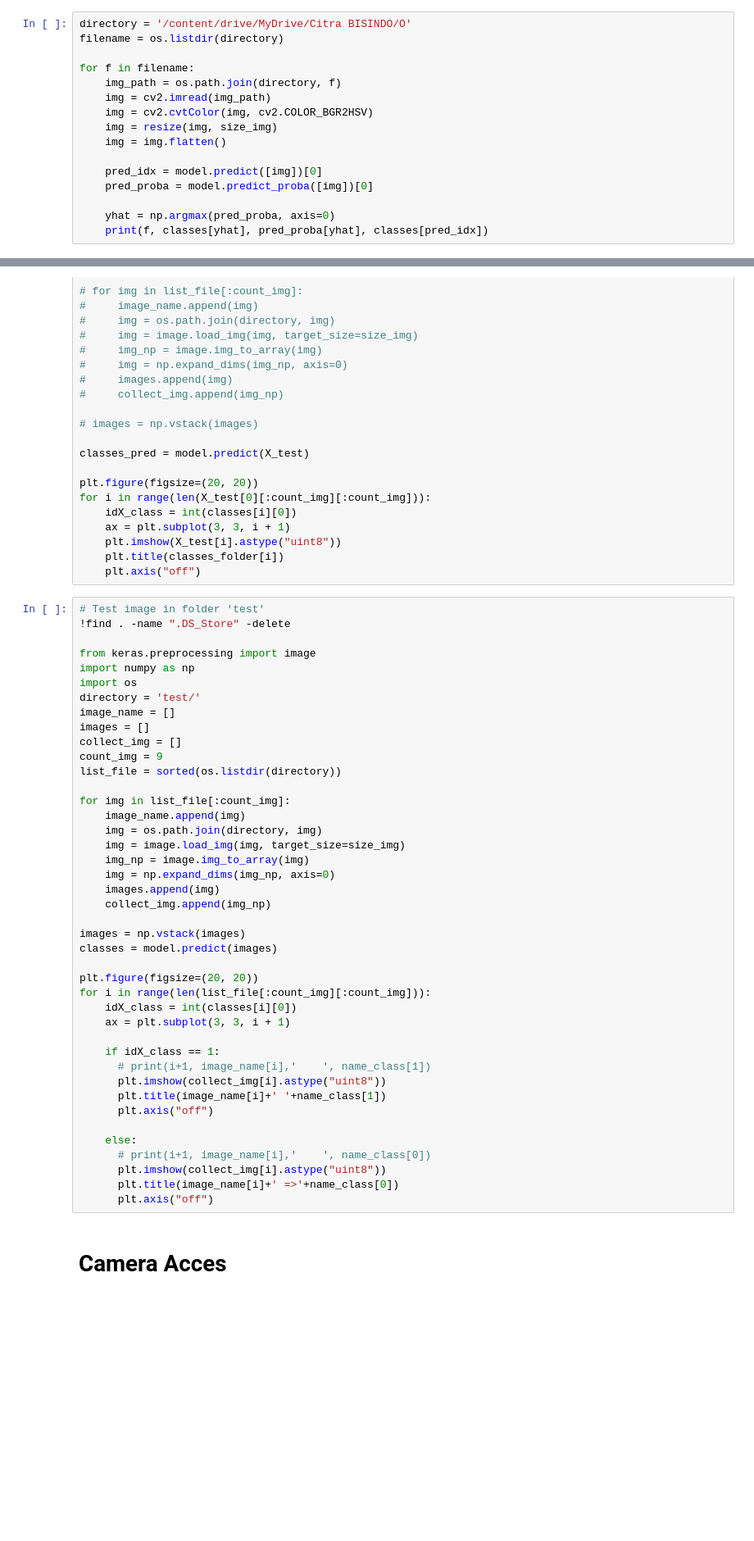
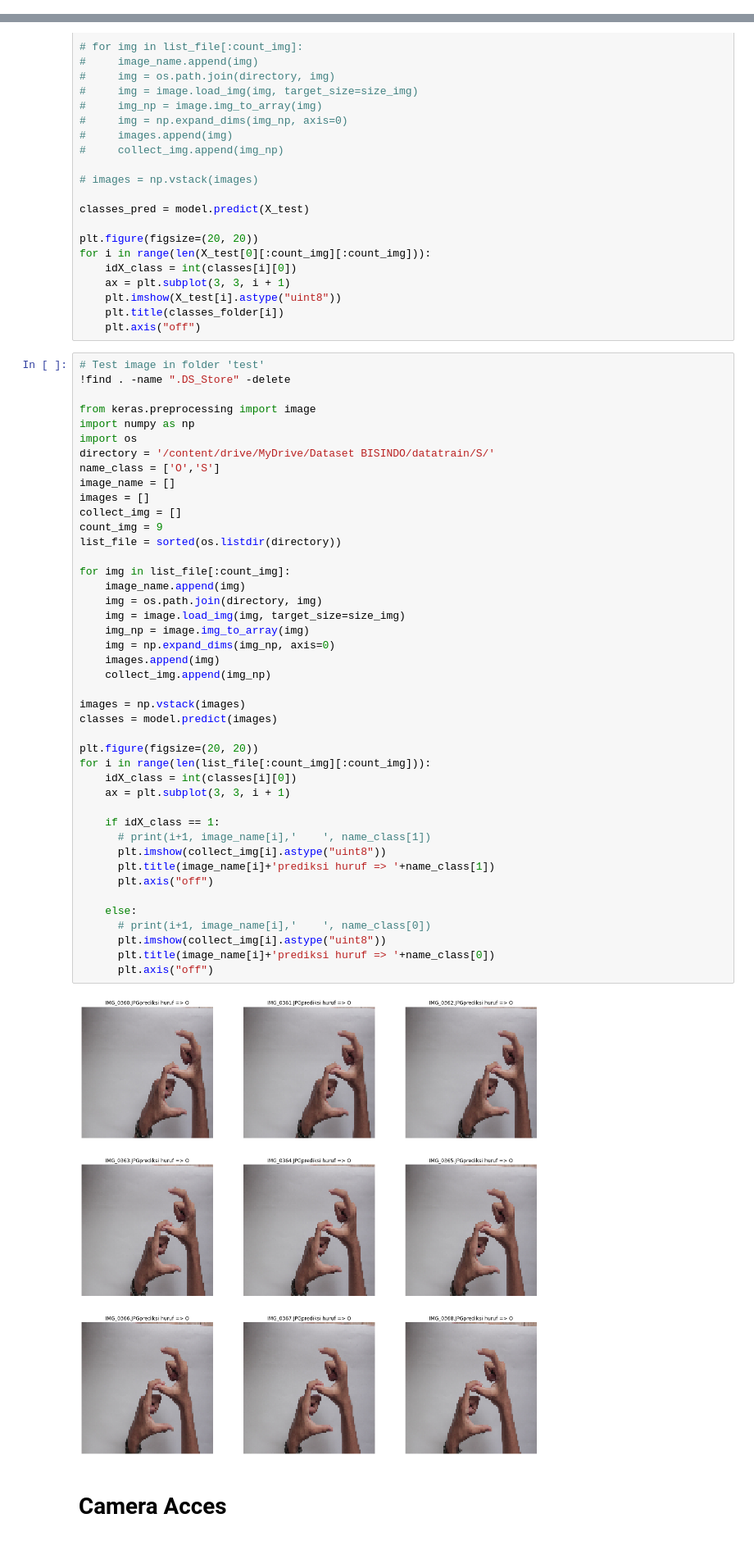
Before and after one commit to arifsoul/DIS-2, a Jupyter notebook: DIS_2.ipynb, the cells around one changed output, grey strips where cells are left out. Shown at 82% size. Cells and saved outputs as stored; diff of their text form; blank space fills up the shorter version.

```diff
--- a/DIS_2.ipynb
+++ b/DIS_2.ipynb
@@ -364,19 +423,3 @@ Test accuracy: 0.9756097793579102
 X_test.shape
 # %% [output]
 (312, 100, 100, 3)
-# %%
-directory = '/content/drive/MyDrive/Citra BISINDO/O'
-filename = os.listdir(directory)
-
-for f in filename:
-    img_path = os.path.join(directory, f)
-    img = cv2.imread(img_path)
-    img = cv2.cvtColor(img, cv2.COLOR_BGR2HSV)
-    img = resize(img, size_img)
-    img = img.flatten()
-
-    pred_idx = model.predict([img])[0]
-    pred_proba = model.predict_proba([img])[0]
-
-    yhat = np.argmax(pred_proba, axis=0)
-    print(f, classes[yhat], pred_proba[yhat], classes[pred_idx])
@@ -426,41 +465,44 @@ for i in range(len(X_test[0][:count_img][:count_img])):
 from keras.preprocessing import image
 import numpy as np
 import os
-directory = 'test/'
+directory = '/content/drive/MyDrive/Dataset BISINDO/datatrain/S/'
+name_class = ['O','S']
 image_name = []
 images = []
 collect_img = []
 count_img = 9
 list_file = sorted(os.listdir(directory))
 
 for img in list_file[:count_img]:
     image_name.append(img)
     img = os.path.join(directory, img)
     img = image.load_img(img, target_size=size_img)
     img_np = image.img_to_array(img)
     img = np.expand_dims(img_np, axis=0)
     images.append(img)
     collect_img.append(img_np)
 
 images = np.vstack(images)
 classes = model.predict(images)
 
 plt.figure(figsize=(20, 20))
 for i in range(len(list_file[:count_img][:count_img])):
     idX_class = int(classes[i][0])
     ax = plt.subplot(3, 3, i + 1)
 
     if idX_class == 1:
       # print(i+1, image_name[i],'    ', name_class[1])
       plt.imshow(collect_img[i].astype("uint8"))
-      plt.title(image_name[i]+' '+name_class[1])
+      plt.title(image_name[i]+'prediksi huruf => '+name_class[1])
       plt.axis("off")
 
     else:
       # print(i+1, image_name[i],'    ', name_class[0])
       plt.imshow(collect_img[i].astype("uint8"))
-      plt.title(image_name[i]+' =>'+name_class[0])
+      plt.title(image_name[i]+'prediksi huruf => '+name_class[0])
       plt.axis("off")
+# %% [output]
+[figure, added]
 # %% [markdown]
 # Camera Acces
 # %%
```
Also changed, not shown: parts of 9 cells of this notebook.
